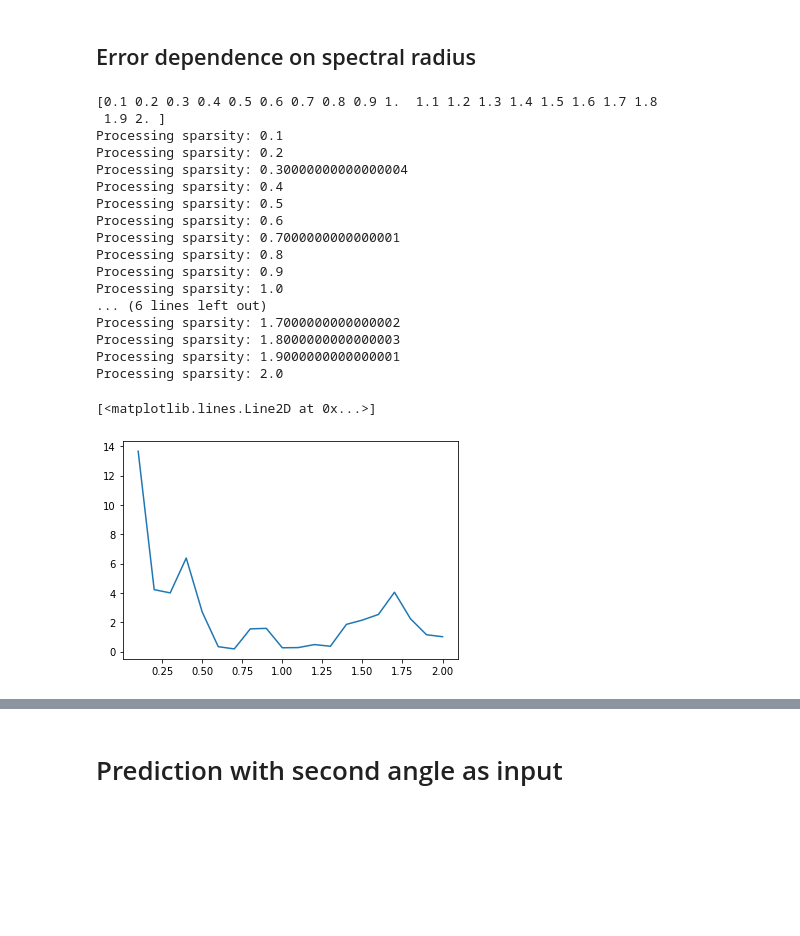
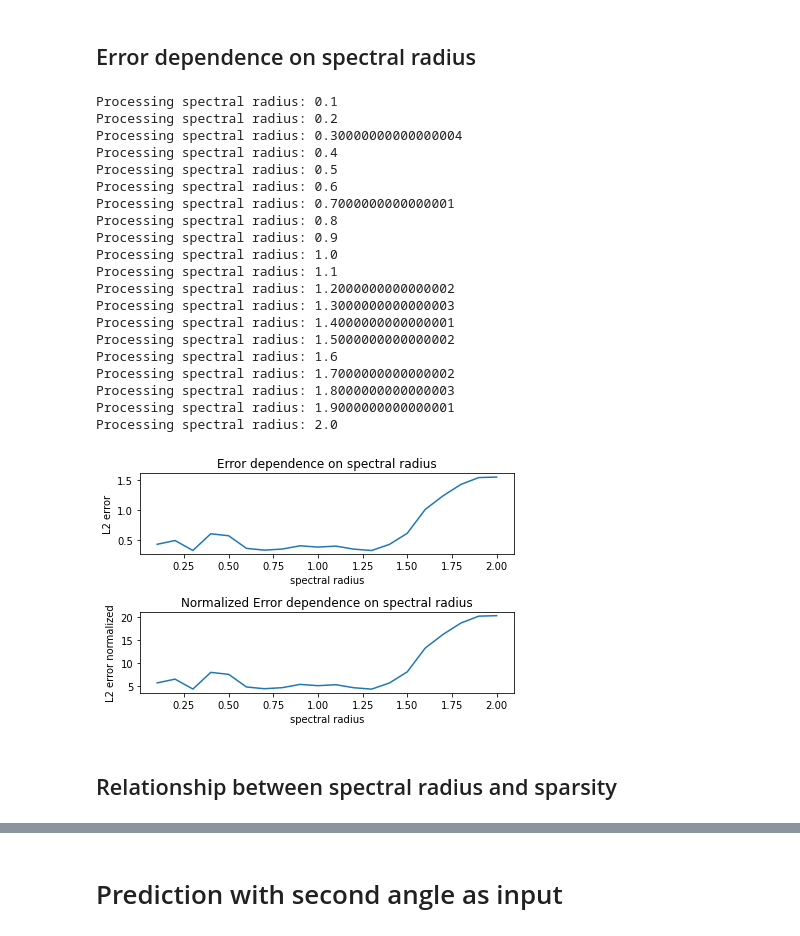
Before and after one commit to JustinZal/PendulumNN, a Jupyter notebook: Coupled Pendulums prediction.ipynb, the cells around one changed output, grey strips where cells are left out. Saved outputs shown, nothing was run; the diff lists cells and outputs as text; code cells hidden in the pictures; blank space fills up the shorter version.

```diff
--- a/Coupled Pendulums prediction.ipynb
+++ b/Coupled Pendulums prediction.ipynb
@@ -230,42 +340,61 @@ Processing sparsity: 0.9500000000000001
 ## Error dependence on spectral radius
 # %%
 err = []
+err_normalized = []
 steps = np.arange(0.1, 2.1, 0.1)
-
-print(steps)
 
 for spectral_radius in steps:
     m = []
+    m2 = []
 
     print('Processing spectral radius:', spectral_radius)
 
     for _ in range(10):
         esn = getESN(1, 500, spectral_radius, 0.1, 0, False)
         weights = esn.fit(t_train, y_train)
 
         pred = esn.predict(t_test[:N])
-        m.append(((pred - y_test[:N]) ** 2).mean())
+
+        m.append(np.abs(pred - y_test[:N]).mean())
+        m2.append(np.abs(pred - y_test[:N]).mean() / y_test[:N].var())
 
     err.append(np.array(m).mean())
+    err_normalized.append(np.array(m2).mean())
 
-plt.plot(steps, err)
+fig, ax = plt.subplots(2)
+
+ax[0].plot(steps, err)
+ax[0].set_title('Error dependence on spectral radius')
+ax[0].set_xlabel('spectral radius')
+ax[0].set_ylabel('L2 error')
+
+ax[1].plot(steps, err_normalized)
+ax[1].set_title('Normalized Error dependence on spectral radius')
+ax[1].set_xlabel('spectral radius')
+ax[1].set_ylabel('L2 error normalized')
+
+fig.tight_layout()
 # %% [output]
-[0.1 0.2 0.3 0.4 0.5 0.6 0.7 0.8 0.9 1.  1.1 1.2 1.3 1.4 1.5 1.6 1.7 1.8
- 1.9 2. ]
-Processing sparsity: 0.1
-Processing sparsity: 0.2
-Processing sparsity: 0.30000000000000004
-Processing sparsity: 0.4
-Processing sparsity: 0.5
-Processing sparsity: 0.6
-Processing sparsity: 0.7000000000000001
-Processing sparsity: 0.8
-Processing sparsity: 0.9
-Processing sparsity: 1.0
-... (6 lines left out)
-Processing sparsity: 1.7000000000000002
-Processing sparsity: 1.8000000000000003
-Processing sparsity: 1.9000000000000001
-Processing sparsity: 2.0
+Processing spectral radius: 0.1
+Processing spectral radius: 0.2
+Processing spectral radius: 0.30000000000000004
+Processing spectral radius: 0.4
+Processing spectral radius: 0.5
+Processing spectral radius: 0.6
+Processing spectral radius: 0.7000000000000001
+Processing spectral radius: 0.8
+Processing spectral radius: 0.9
+Processing spectral radius: 1.0
+Processing spectral radius: 1.1
+Processing spectral radius: 1.2000000000000002
+Processing spectral radius: 1.3000000000000003
+Processing spectral radius: 1.4000000000000001
+Processing spectral radius: 1.5000000000000002
+Processing spectral radius: 1.6
+Processing spectral radius: 1.7000000000000002
+Processing spectral radius: 1.8000000000000003
+Processing spectral radius: 1.9000000000000001
+Processing spectral radius: 2.0
-[<matplotlib.lines.Line2D at 0x...>]
-[figure, old version]
+[figure, new version]
+# %% [markdown]
+## Relationship between spectral radius and sparsity
```
Also changed, not shown: parts of 13 cells of this notebook.
